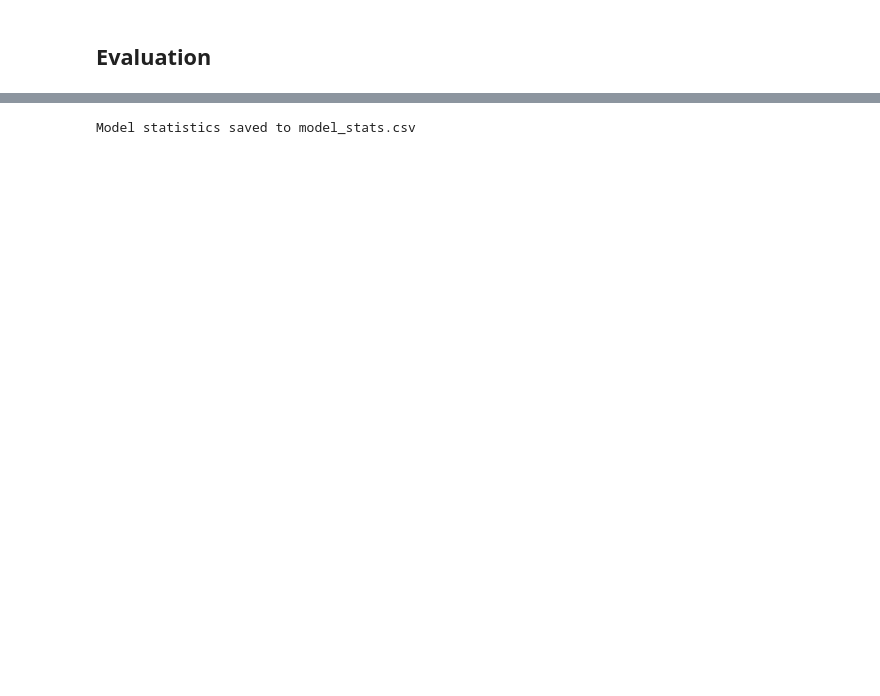
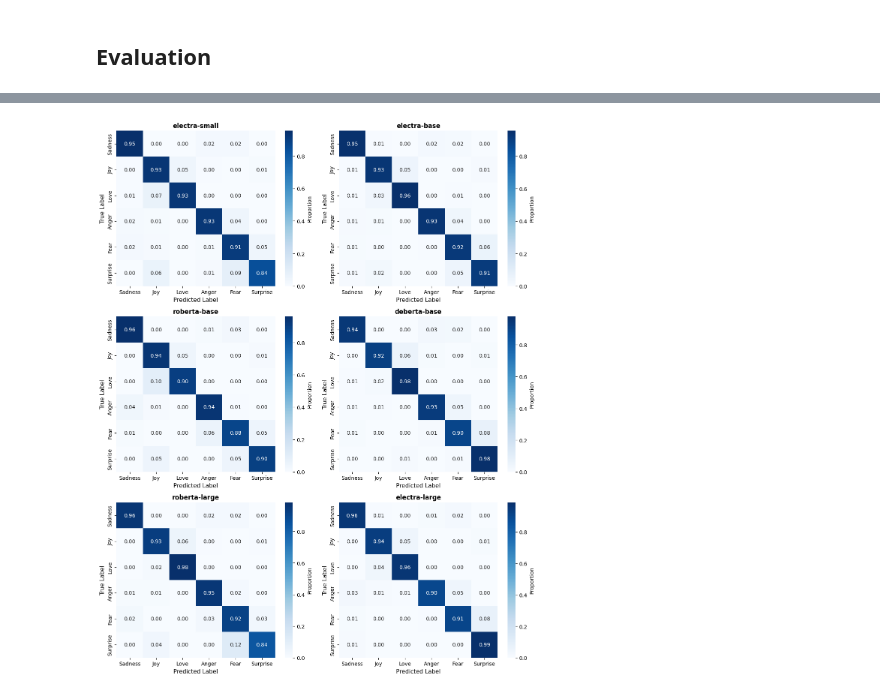
Before and after one commit to Nisimachluf/NLP-using-DL-Transformers, a Jupyter notebook: ProjectB.ipynb, the cells around one changed output, grey strips where cells are left out. Drawn from its saved outputs; the diff is of its cells as text; code cells hidden in the pictures; blank space fills up the shorter version.

Commit message:
trained models with newer noise removal approach

```diff
--- a/ProjectB.ipynb
+++ b/ProjectB.ipynb
@@ -410,64 +255,9 @@ plot_confusion_matrices(fname="plots/confusion_matrices", selected_model="electr
-# %%
-def create_model_stats_csv(trained_weights_dir='trained_weights', output_csv='model_stats.csv'):
-    """
-    Create a CSV file with statistics about models in the trained_weights directory.
-
-    Args:
-        trained_weights_dir: Path to the trained_weights directory (default: 'trained_weights')
-        output_csv: Output CSV file path (default: 'model_stats.csv')
-
-    Returns:
-        None: Writes the CSV file to disk
-    """
-    import pandas as pd
-
-    stats = []
-
-    # Iterate through organization folders
-    for org_dir in os.listdir(trained_weights_dir):
-        org_path = os.path.join(trained_weights_dir, org_dir)
-        if not os.path.isdir(org_path):
-            continue
-
-        # Iterate through model folders
-        for model_dir in os.listdir(org_path):
-            model_path = os.path.join(org_path, model_dir)
-            if not os.path.isdir(model_path):
-                continue
-
-            config_path = os.path.join(model_path, 'config.json')
-            if not os.path.exists(config_path):
-                continue
-
-            try:
-                # Load config
-                with open(config_path, 'r') as f:
-                    config = json.load(f)
-
-                # Load model to count parameters
-                model_name = f"{org_dir}/{model_dir}"
-                model, _ = load_hf_classifier(model_path, n_classes=6, training=False)
-                total_params, _, _ = count_parameters(model)
-
-                # Extract stats from config
-                stats.append({
-                    'model': model_name,
-                    'parameters': total_params,
-                    'hidden_size': config.get('hidden_size', None),
-                    'num_attention_heads': config.get('num_attention_heads', None),
-                    'num_hidden_layers': config.get('num_hidden_layers', None),
-                    'vocab_size': config.get('vocab_size', None)
-                })
-
-            except Exception as e:
-                print(f"Error processing {model_path}: {e}")
-                continue
-
-    # Create DataFrame and save to CSV
-    df = pd.DataFrame(stats)
-    df.to_csv(output_csv, index=False)
-    print(f"Model statistics saved to {output_csv}")
-
-create_model_stats_csv()
-# %% [output]
-Model statistics saved to model_stats.csv
+# %%
+import matplotlib.pyplot as plt
+import seaborn as sns
+
+
+
+plot_confusion_matrices(predictions_cache_path="cached_results/predictions.json", fname="plots/confusion_matrices", selected_model="electra-base", selected_model_fpath="plots/confusion_matrix_electra-base")
+# %% [output]
+[figure, added]
```
Also changed, not shown: parts of 25 cells of this notebook, 28 other files.
